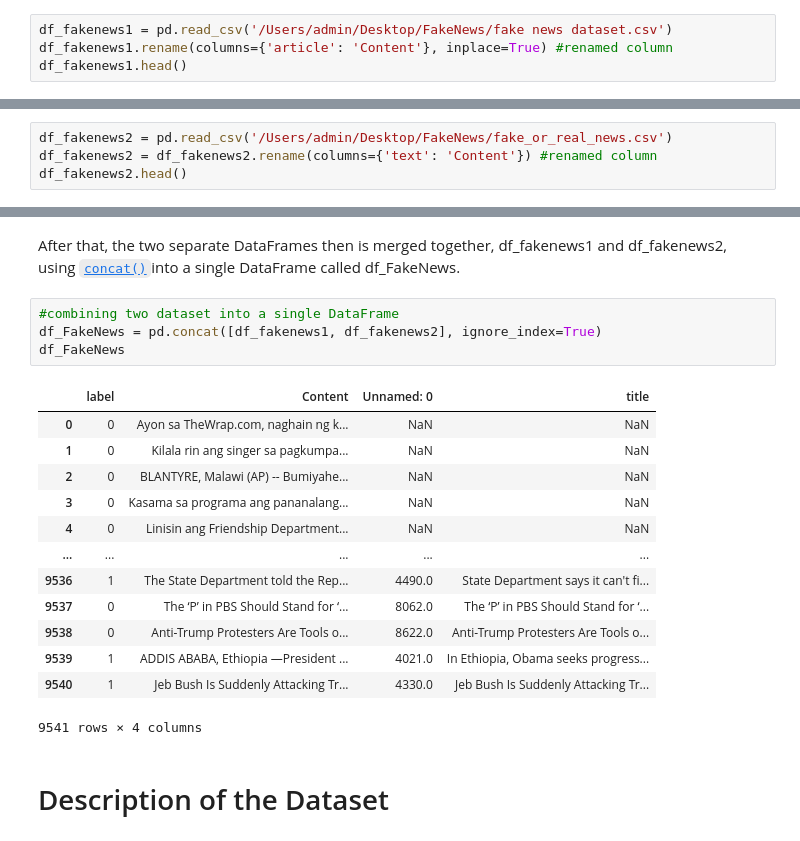
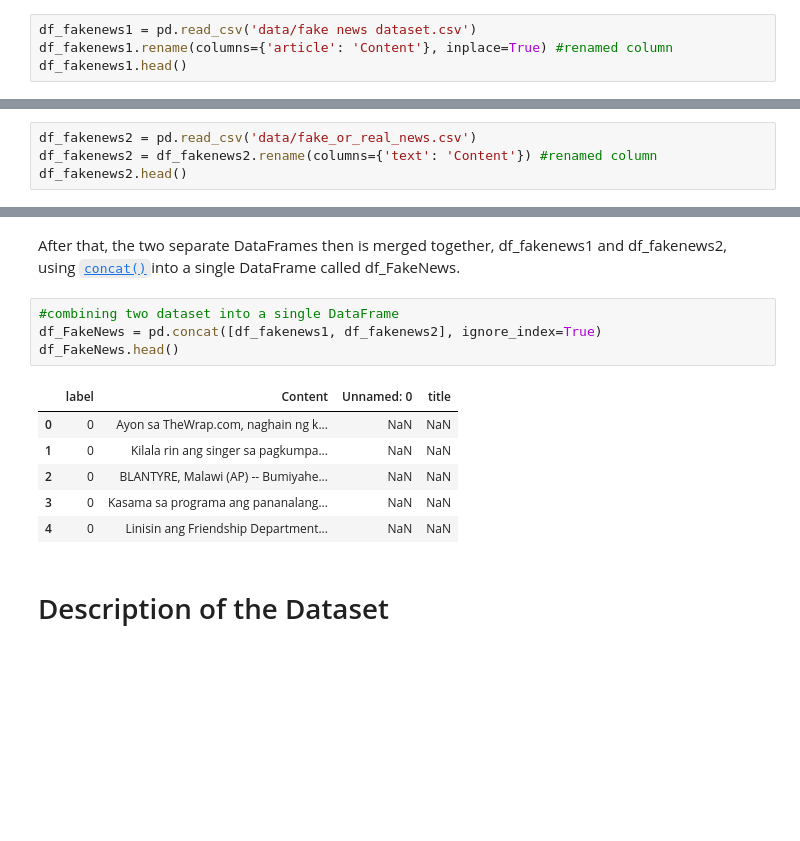
Before and after one commit to francheska-vicente/data102-fake-news, a Jupyter notebook: main.ipynb, the cells around one changed output, grey strips where cells are left out. Saved outputs shown, nothing was run; the diff lists cells and outputs as text; blank space fills up the shorter version.

```diff
--- a/main.ipynb
+++ b/main.ipynb
@@ -159,7 +152,7 @@ Just like what we did in our first two data, we will also load the two Fake News
 
 The 'article' column in df_fakenews1 will be renamed as 'Content' using the [`rename()`](https://pandas.pydata.org/docs/reference/api/pandas.DataFrame.rename.html?highlight=rename#pandas.DataFrame.rename), so that it would match the column name of the News Sites Data which contains the article news.
 # %%
-df_fakenews1 = pd.read_csv('/Users/admin/Desktop/FakeNews/fake news dataset.csv')
+df_fakenews1 = pd.read_csv('data/fake news dataset.csv')
 df_fakenews1.rename(columns={'article': 'Content'}, inplace=True) #renamed column
 df_fakenews1.head()
 # %% [output]
@@ -172,7 +165,7 @@ df_fakenews1.head()
 # %% [markdown]
 Similarly, in df_fakenews2, the 'text' column is renamed to 'Content'.
 # %%
-df_fakenews2 = pd.read_csv('/Users/admin/Desktop/FakeNews/fake_or_real_news.csv')
+df_fakenews2 = pd.read_csv('data/fake_or_real_news.csv')
 df_fakenews2 = df_fakenews2.rename(columns={'text': 'Content'}) #renamed column
 df_fakenews2.head()
 # %% [output]
@@ -212,21 +205,14 @@ After that, the two separate DataFrames then is merged together, df_fakenews1 an
 # %%
 #combining two dataset into a single DataFrame
 df_FakeNews = pd.concat([df_fakenews1, df_fakenews2], ignore_index=True)
-df_FakeNews
+df_FakeNews.head()
 # %% [output]
 |  | label | Content | Unnamed: 0 | title |
 | 0 | 0 | Ayon sa TheWrap.com, naghain ng k... | NaN | NaN |
 | 1 | 0 | Kilala rin ang singer sa pagkumpa... | NaN | NaN |
 | 2 | 0 | BLANTYRE, Malawi (AP) -- Bumiyahe... | NaN | NaN |
 | 3 | 0 | Kasama sa programa ang pananalang... | NaN | NaN |
 | 4 | 0 | Linisin ang Friendship Department... | NaN | NaN |
-| ... | ... | ... | ... | ... |
-| 9536 | 1 | The State Department told the Rep... | 4490.0 | State Department says it can't fi... |
-| 9537 | 0 | The ‘P’ in PBS Should Stand for ‘... | 8062.0 | The ‘P’ in PBS Should Stand for ‘... |
-| 9538 | 0 | Anti-Trump Protesters Are Tools o... | 8622.0 | Anti-Trump Protesters Are Tools o... |
-| 9539 | 1 | ADDIS ABABA, Ethiopia —President ... | 4021.0 | In Ethiopia, Obama seeks progress... |
-| 9540 | 1 | Jeb Bush Is Suddenly Attacking Tr... | 4330.0 | Jeb Bush Is Suddenly Attacking Tr... |
-9541 rows × 4 columns
 # %% [markdown]
 # Description of the Dataset
 # %% [markdown]
```
Also changed, not shown: parts of 23 cells of this notebook.
